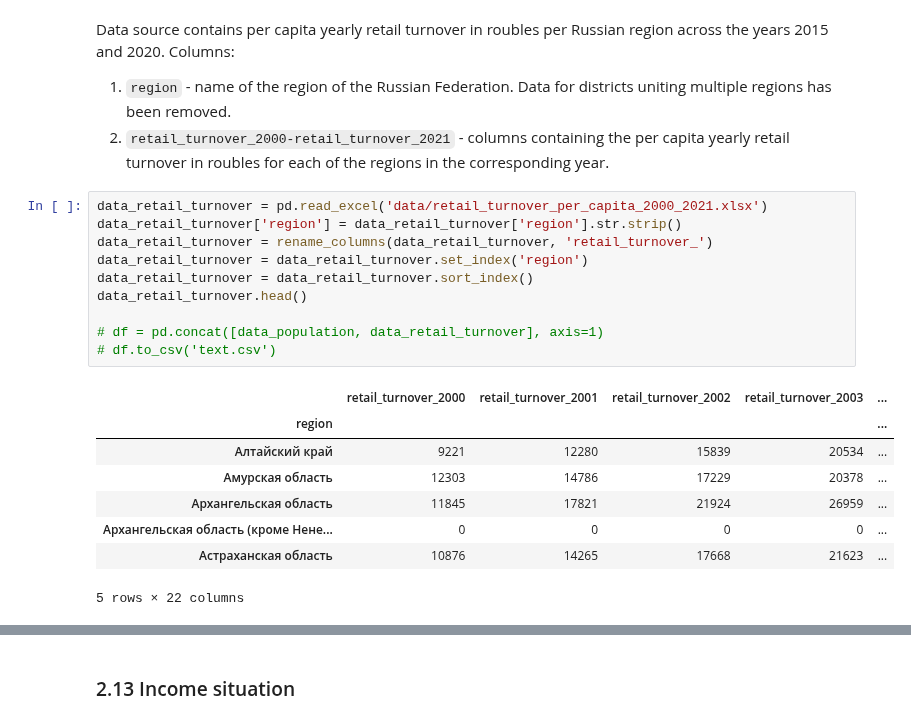
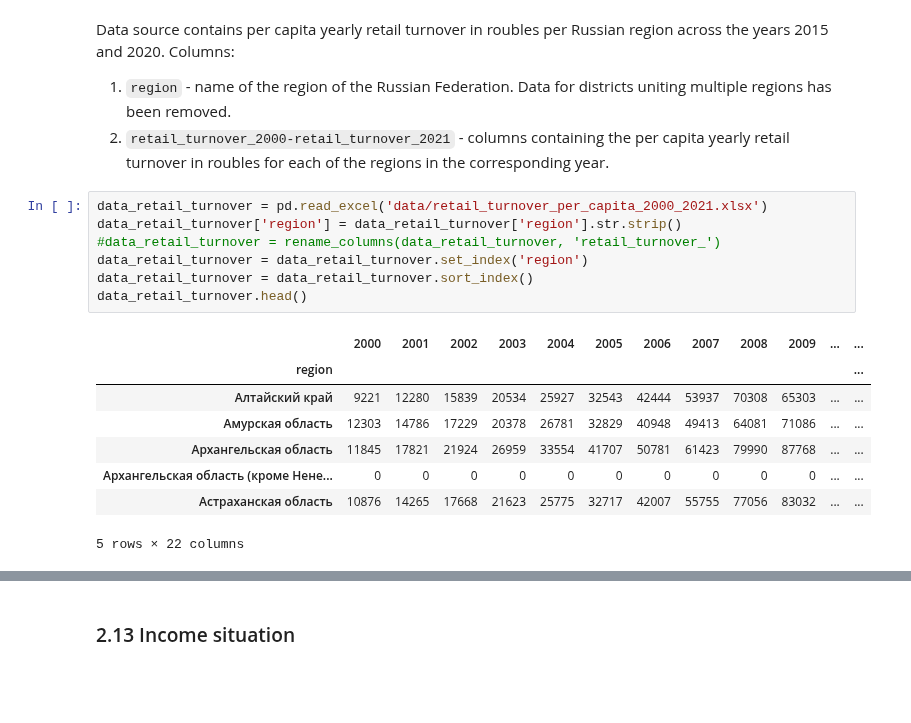
Before and after one commit to helios12/DataScienceProjects, a Jupyter notebook: projects/project-7-final/Project-7.Identification_of_vulnerable_population_groups.ipynb, the cells around one changed output, grey strips where cells are left out. Saved outputs shown, nothing was run; the diff lists cells and outputs as text; blank space fills up the shorter version.

```diff
--- a/projects/project-7-final/Project-7.Identification_of_vulnerable_population_groups.ipynb
+++ b/projects/project-7-final/Project-7.Identification_of_vulnerable_population_groups.ipynb
@@ -431,19 +495,16 @@ Data source contains per capita yearly retail turnover in roubles per Russian re
 # %%
 data_retail_turnover = pd.read_excel('data/retail_turnover_per_capita_2000_2021.xlsx')
 data_retail_turnover['region'] = data_retail_turnover['region'].str.strip()
-data_retail_turnover = rename_columns(data_retail_turnover, 'retail_turnover_')
+#data_retail_turnover = rename_columns(data_retail_turnover, 'retail_turnover_')
 data_retail_turnover = data_retail_turnover.set_index('region')
 data_retail_turnover = data_retail_turnover.sort_index()
 data_retail_turnover.head()
-
-# df = pd.concat([data_population, data_retail_turnover], axis=1)
-# df.to_csv('text.csv')
 # %% [output]
-|  | retail_turnover_2000 | retail_turnover_2001 | retail_turnover_2002 | retail_turnover_2003 | ... |
-| region |  |  |  |  | ... |
-| Алтайский край | 9221 | 12280 | 15839 | 20534 | ... |
-| Амурская область | 12303 | 14786 | 17229 | 20378 | ... |
-| Архангельская область | 11845 | 17821 | 21924 | 26959 | ... |
-| Архангельская область (кроме Нене... | 0 | 0 | 0 | 0 | ... |
-| Астраханская область | 10876 | 14265 | 17668 | 21623 | ... |
+|  | 2000 | 2001 | 2002 | 2003 | 2004 | 2005 | 2006 | 2007 | 2008 | 2009 | ... | ... |
+| region |  |  |  |  |  |  |  |  |  |  |  | ... |
+| Алтайский край | 9221 | 12280 | 15839 | 20534 | 25927 | 32543 | 42444 | 53937 | 70308 | 65303 | ... | ... |
+| Амурская область | 12303 | 14786 | 17229 | 20378 | 26781 | 32829 | 40948 | 49413 | 64081 | 71086 | ... | ... |
+| Архангельская область | 11845 | 17821 | 21924 | 26959 | 33554 | 41707 | 50781 | 61423 | 79990 | 87768 | ... | ... |
+| Архангельская область (кроме Нене... | 0 | 0 | 0 | 0 | 0 | 0 | 0 | 0 | 0 | 0 | ... | ... |
+| Астраханская область | 10876 | 14265 | 17668 | 21623 | 25775 | 32717 | 42007 | 55755 | 77056 | 83032 | ... | ... |
 5 rows × 22 columns
```
Also changed, not shown: parts of 27 cells of this notebook, 1 other file.
